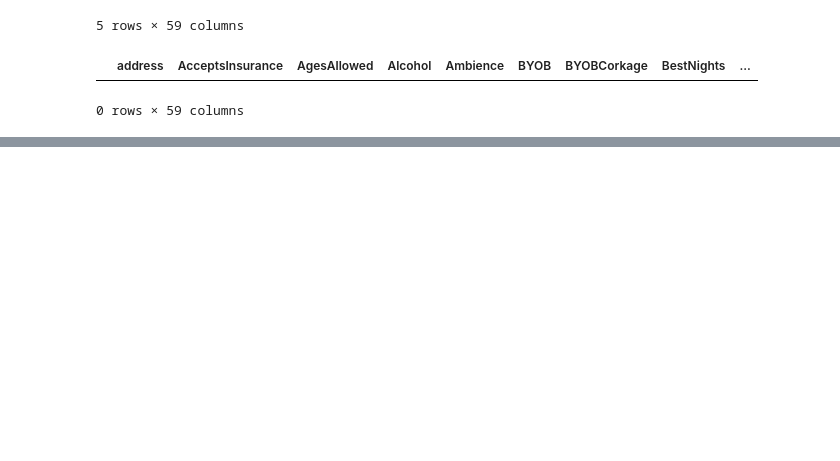
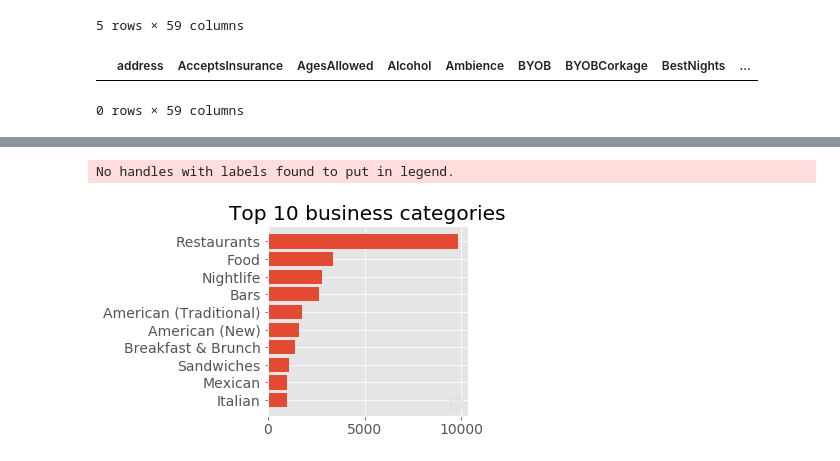
Before and after one commit to Laura-Kimble/Yelp-Reviews, a Jupyter notebook: notebooks/more_eda.ipynb, the cells around one changed output, grey strips where cells are left out. Cells and saved outputs as stored; diff of their text form; code cells hidden in the pictures; blank space fills up the shorter version.

```diff
--- a/notebooks/more_eda.ipynb
+++ b/notebooks/more_eda.ipynb
@@ -172,0 +207,20 @@ my_df
+# %%
+def plot_barh(x, y, title='', x_label='', y_label='', legend_label='', save=False):
+    fig, ax = plt.subplots()
+    ax.barh(x, y)
+    ax.set_title(title)
+    ax.set_xlabel(x_label)
+    ax.set_ylabel(y_label)
+    ax.legend()
+    plt.gca().invert_yaxis()
+    plt.tight_layout(pad=2)
+    if save:
+        fig.savefig(f'../images/{title}.png')
+# %%
+x = category_counts['elem'][0:10]
+y = category_counts['count'][0:10]
+title = 'Top 10 business categories'
+plot_barh(x, y, title=title, save=True)
+# %% [output]
+No handles with labels found to put in legend.
+[figure, added]
```
Also changed, not shown: parts of 5 cells of this notebook, 3 other files.
